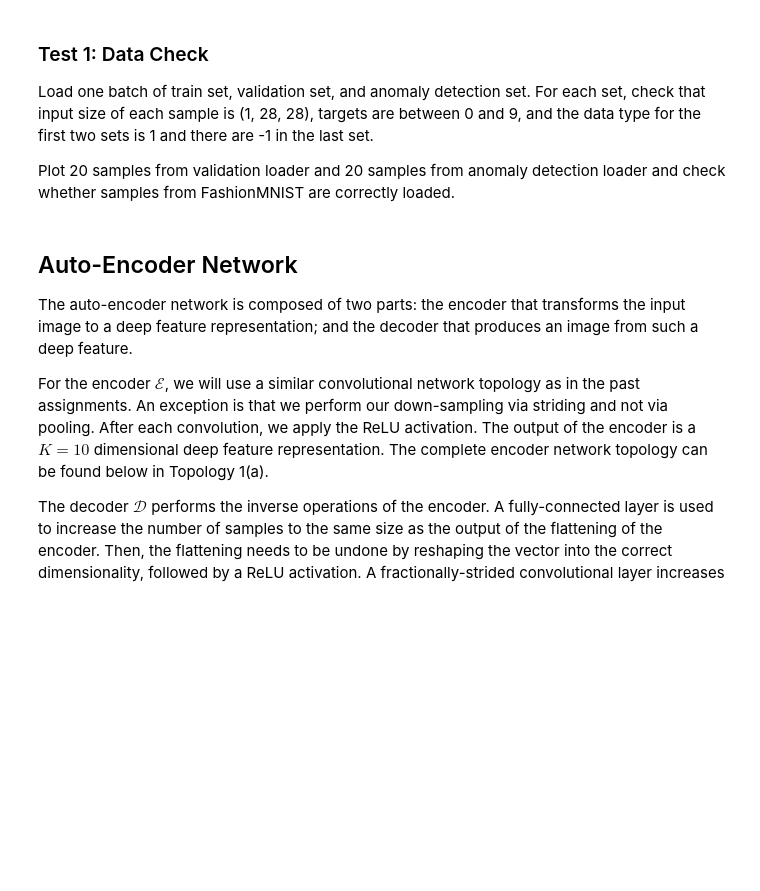
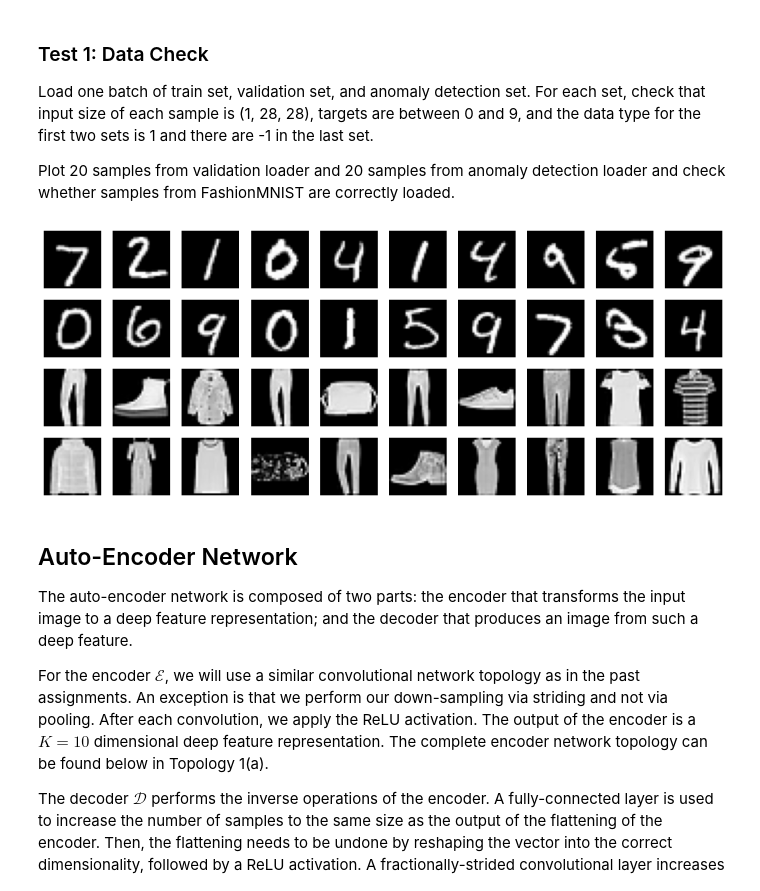
Before and after one commit to gparri610/Deep-Learning-FS24, a Jupyter notebook: DL-Assignment09.ipynb, the cells around one changed output. Saved outputs shown, nothing was run; the diff lists cells and outputs as text; code cells hidden in the pictures; blank space fills up the shorter version.

```diff
--- a/DL-Assignment09.ipynb
+++ b/DL-Assignment09.ipynb
@@ -34,6 +34,9 @@ import torchvision
 
 class MixedDataset(torch.utils.data.Dataset):
     def __init__(self, root='./data', purpose="train", transform=None, anomaly_size=2000):
+        # self.mnist_dataset = mnist_dataset
+        # self.fashion_mnist_dataset = fashion_mnist_dataset
+        self.purpose = purpose
         # load MNIST dataset based on "purpose"
         if purpose == "train":
             self.mnist_dataset = torchvision.datasets.MNIST(root=root, train=True, download=True, transform=transform)
@@ -45,26 +48,30 @@ class MixedDataset(torch.utils.data.Dataset):
             self.fashion_mnist_dataset = torch.utils.data.Subset(self.fashion_mnist_dataset, torch.randperm(len(self.fashion_mnist_dataset))[:anomaly_size])
         else:
             raise ValueError("Purpose must be either 'train', 'val', or 'anomaly_detection'")
-    def __len__(self, purpose="train"):
+    def __len__(self):
         # return length of the desired dataset based on its purpose
-        if purpose == "train":
+        if self.purpose == "train":
             return len(self.mnist_dataset)
-        elif purpose == "val":
+        elif self.purpose == "val":
             return len(self.mnist_dataset)
-        elif purpose == "anomaly_detection":
+        elif self.purpose == "anomaly_detection":
             return len(self.fashion_mnist_dataset)
         else:
             raise ValueError("Purpose must be either 'train', 'val', or 'anomaly_detection'")
 
     def __getitem__(self, idx):
         # perform appropriate actions on the data, target, and its data type indicator (return 1 for regular and -1 for anomalous)
-        image = self.mnist_dataset[idx][0]
-        target = self.mnist_dataset[idx][1]
-        data_type = 1
-        if target >= 5:
-            image = self.fashion_mnist_dataset[idx][0]
-            target = self.fashion_mnist_dataset[idx][1]
+        if self.purpose == "train":
+            image, target = self.mnist_dataset[idx]
+            data_type = 1
+        elif self.purpose == "val":
+            image, target = self.mnist_dataset[idx]
+            data_type = 1
+        elif self.purpose == "anomaly_detection":
+            image, target = self.fashion_mnist_dataset[idx]
             data_type = -1
+        else:
+            raise ValueError("Purpose must be either 'train', 'val', or 'anomaly_detection'")
         return image, target, data_type
 # %% [markdown]
 ### Task 2: Data Loader
@@ -77,16 +84,16 @@ Remember to shuffle the third dataset.
 transform = torchvision.transforms.ToTensor()
 
 # instantiate training dataset and data loader
-train_dataset = ...
-train_loader = ...
+train_dataset = MixedDataset(purpose="train", transform=transform)
+train_loader = torch.utils.data.DataLoader(train_dataset, batch_size=32, shuffle=False)
 
 # instantiate validation dataset and data loader
-val_dataset = ...
-val_loader = ...
+val_dataset = MixedDataset(purpose="val", transform=transform)
+val_loader = torch.utils.data.DataLoader(val_dataset, batch_size=100, shuffle=False)
 
 # instantiate anomaly detection dataset and data loader
-anomaly_detection_dataset = ...
-anomaly_detection_loader = ...
+anomaly_detection_dataset = MixedDataset(purpose="anomaly_detection", transform=transform)
+anomaly_detection_loader = torch.utils.data.DataLoader(anomaly_detection_dataset, batch_size=1000, shuffle=True)
 # %% [markdown]
 ### Test 1: Data Check
 
@@ -98,34 +105,36 @@ Plot 20 samples from validation loader and 20 samples from anomaly detection loa
 from matplotlib import pyplot
 
 pyplot.rcParams['image.cmap'] = 'gray'
 
 fig, axes = pyplot.subplots(nrows=4, ncols=10, figsize=(15, 6))
 
 x_train, t_train, l_train = next(iter(train_loader))
 x_val, t_val, l_val = next(iter(val_loader))
 x_ad, t_ad, l_ad = next(iter(anomaly_detection_loader))
 
 assert len(train_dataset) == 60000
 assert len(val_dataset) == 10000
-assert len(anomaly_detection_dataset) == 12000
+assert len(anomaly_detection_dataset) == 2000
 assert x_train[0].shape == (1, 28, 28)
 assert x_val[0].shape == (1, 28, 28)
 assert x_ad[0].shape == (1, 28, 28)
 assert 0 <= t_train.all() <= 9
 assert 0 <= t_val.all() <= 9
 assert 0 <= t_ad.all() <= 9
 assert (l_val == 1).all()
 assert (l_train == 1).all()
 assert -1 in l_ad
 
 index=0
 for i in range(2):
     for j in range(10):
         axes[i][j].imshow(x_val[index].squeeze())
         axes[i][j].axis("off")
         axes[i+2][j].imshow(x_ad[index].squeeze())
         axes[i+2][j].axis("off")
         index+=1
+# %% [output]
+[figure, added]
 # %% [markdown]
 ## Auto-Encoder Network
 
```
